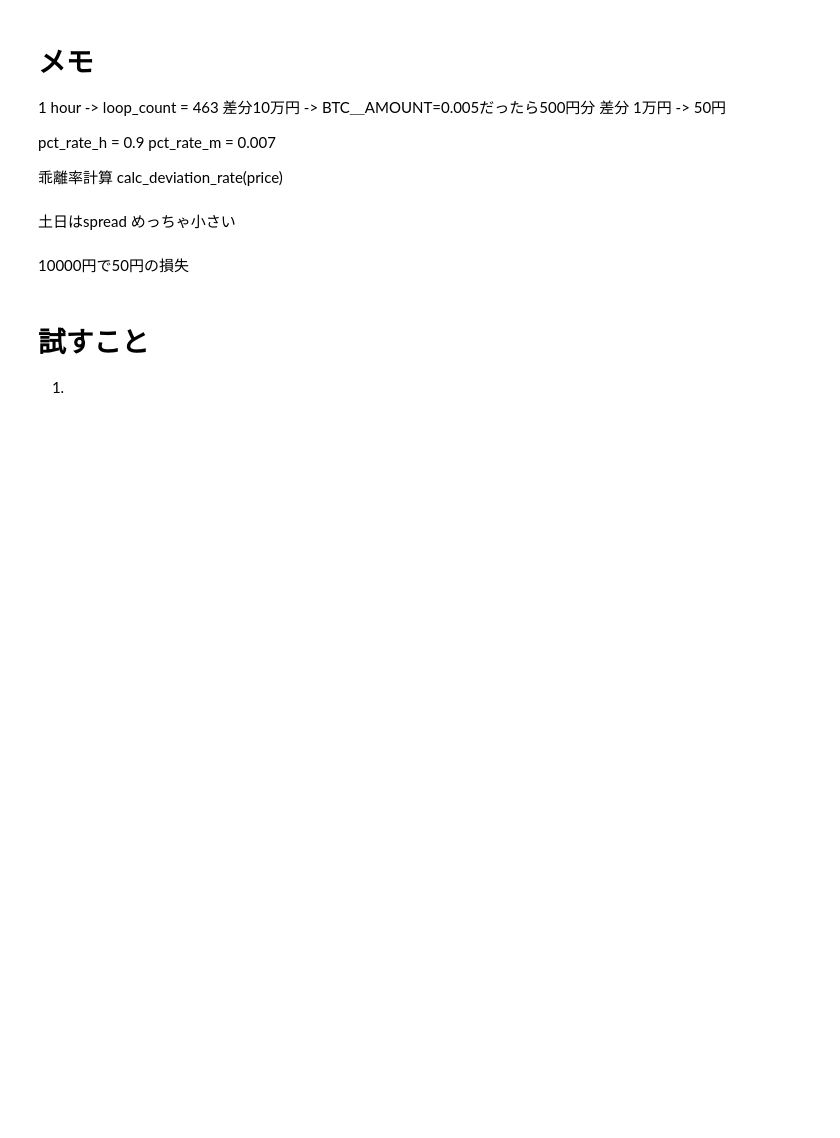
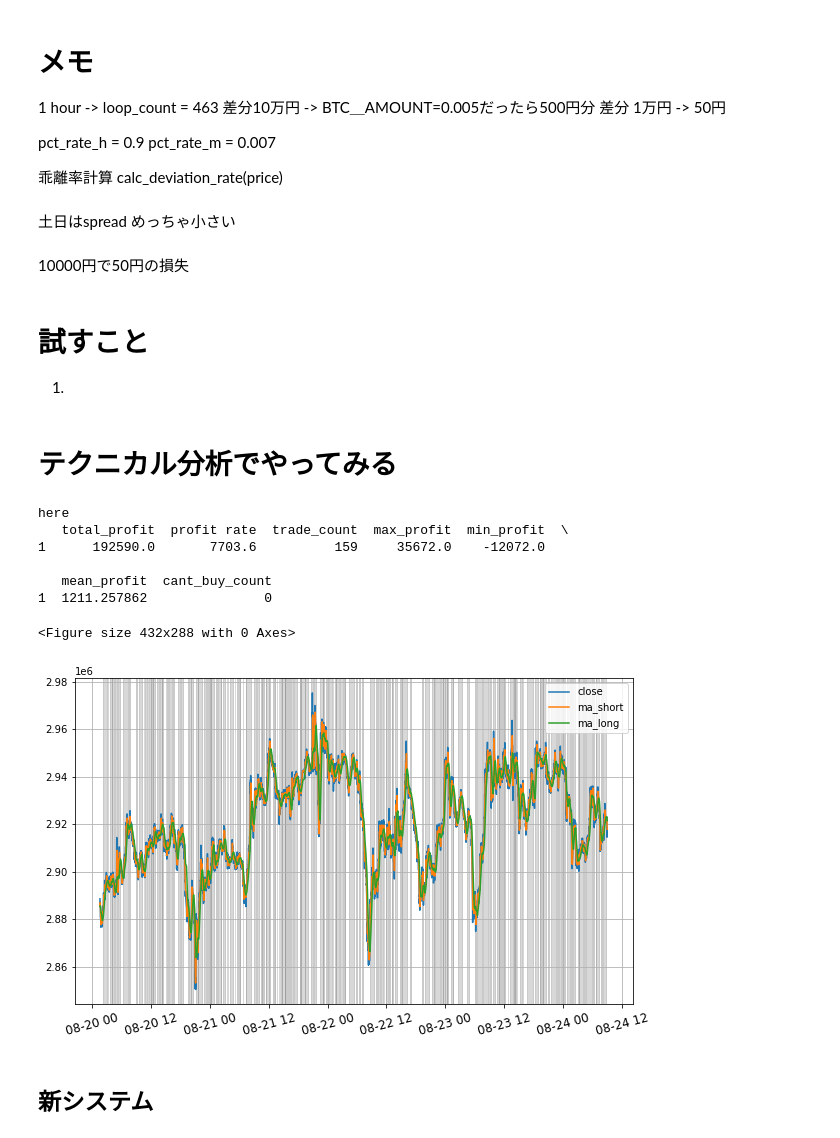
Before and after one commit to yodarjeering/BITCOIN, a Jupyter notebook: Code/coincheck.ipynb, the cells around one changed output. Saved outputs shown, nothing was run; the diff lists cells and outputs as text; code cells hidden in the pictures; blank space fills up the shorter version.

```diff
--- a/Code/coincheck.ipynb
+++ b/Code/coincheck.ipynb
@@ -948,3 +958,24 @@ calc_deviation_rate(price)
 # %% [markdown]
 # 試すこと
 1.
+# %% [markdown]
+# テクニカル分析でやってみる
+# %%
+def load_csv(load_path):
+    df = pd.read_csv(load_path, header=None)
+    df = df.rename(columns={
+    df.columns[0]:'day',
+    df.columns[1]:'open',
+    df.columns[2]:'high',
+    df.columns[3]:'low',
+    df.columns[4]:'close',
+    df.columns[5]:'volume'
+    })
+    df['day'] = pd.to_datetime(df['day'],format='%Y/%m/%d')
+    df.set_index('day',inplace=True)
+    return df
+# %%
+path_win1 = '/Users/Owner/Desktop/BitCoin/Data/bit_day_chart.csv'
+path_win2 = '/Users/Owner/Desktop/BitCoin/Data/btc_min_chart.csv'
+
+df = load_csv(path_win2)
@@ -950,0 +984,14 @@ calc_deviation_rate(price)
+# %%
+ts = TechnicalSimulation(hold_day=1000)
+ts.simulate(df,start_year=2021,end_year=2022)
+# %% [output]
+here
+   total_profit  profit rate  trade_count  max_profit  min_profit  \
+1      192590.0       7703.6          159     35672.0    -12072.0
+
+   mean_profit  cant_buy_count
+1  1211.257862               0
+<Figure size 432x288 with 0 Axes>
+[figure, added]
+# %% [markdown]
+## 新システム
```
Also changed, not shown: parts of 7 cells of this notebook, 4 other files.
